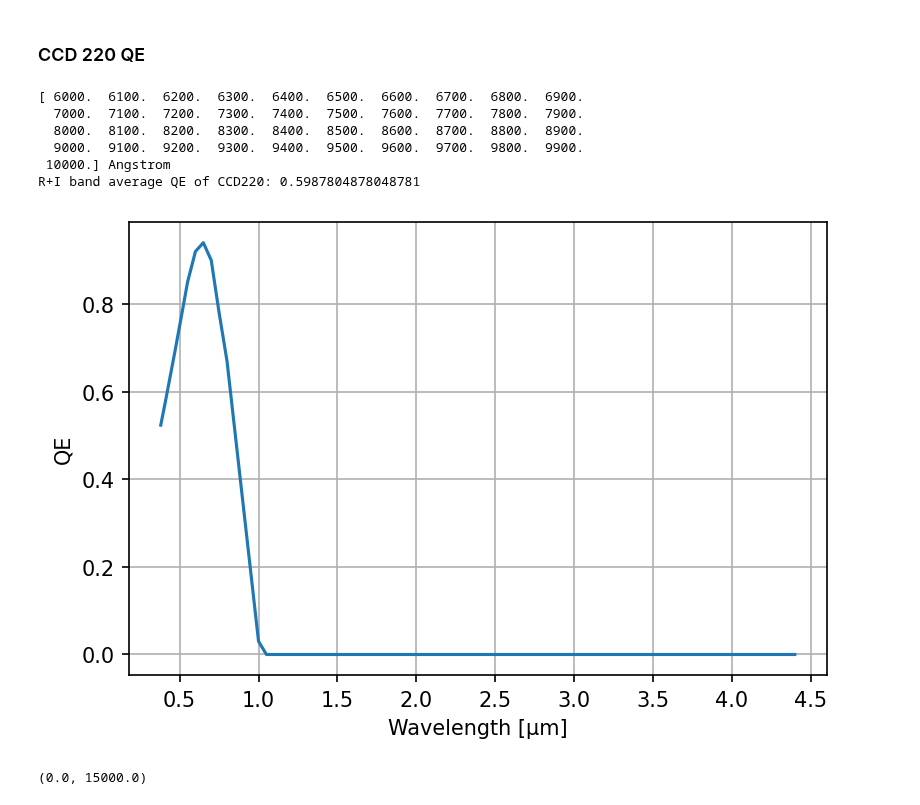
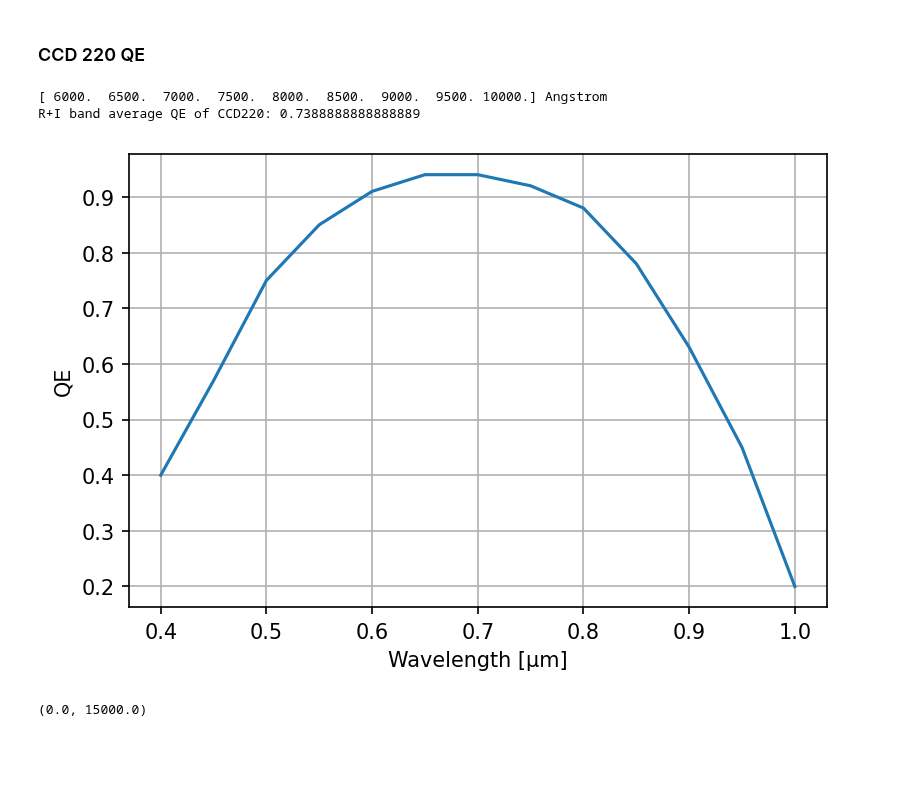
Before and after one commit to ArcetriAdaptiveOptics/arte, a Jupyter notebook: notebook/photometry/morfeo_transmissive_elements.ipynb, the cells around one changed output. Saved outputs shown, nothing was run; the diff lists cells and outputs as text; code cells hidden in the pictures; blank space fills up the shorter version.

```diff
--- a/notebook/photometry/morfeo_transmissive_elements.ipynb
+++ b/notebook/photometry/morfeo_transmissive_elements.ipynb
@@ -860,29 +865,25 @@ R+I band average transmission of fused silica: 0.9793230743941131
 # %% [markdown]
 ### CCD 220 QE
 # %%
-ccd220_qe = DetectorsTransmissiveElementsCatalog.ccd220_qe_001()
+ccd220_qe = DetectorsTransmissiveElementsCatalog.ccd220_qe_002()
 
 mpl.rcParams['figure.dpi'] = 150
 ccd220_qe.plot(reflectance=None, absorptance=None, wv_unit=u.um)
 plt.xlabel('Wavelength [μm]')
 plt.ylabel('QE')
 plt.legend('', frameon=False)
 
 wv = ccd220_qe.waveset
 wv_min = 0.6 * u.um
 wv_max = 1. * u.um
 id_min = np.argwhere(wv==wv_min.to(u.Angstrom))[0][0]
 id_max = np.argwhere(wv==wv_max.to(u.Angstrom))[0][0]
 print(wv[id_min:id_max+1])
 print('R+I band average QE of CCD220: %s' %np.mean(ccd220_qe.transmittance(wv)[id_min:id_max+1]))
 # %% [output]
-[ 6000.  6100.  6200.  6300.  6400.  6500.  6600.  6700.  6800.  6900.
-  7000.  7100.  7200.  7300.  7400.  7500.  7600.  7700.  7800.  7900.
-  8000.  8100.  8200.  8300.  8400.  8500.  8600.  8700.  8800.  8900.
-  9000.  9100.  9200.  9300.  9400.  9500.  9600.  9700.  9800.  9900.
- 10000.] Angstrom
-R+I band average QE of CCD220: 0.5987804878048781
+[ 6000.  6500.  7000.  7500.  8000.  8500.  9000.  9500. 10000.] Angstrom
+R+I band average QE of CCD220: 0.7388888888888889
-[figure, old version]
+[figure, new version]
 # %%
 r_ch = MorfeoReferenceChannelTransmissiveSystem_001()
 
```
Also changed, not shown: parts of 5 cells of this notebook, 4 other files.
